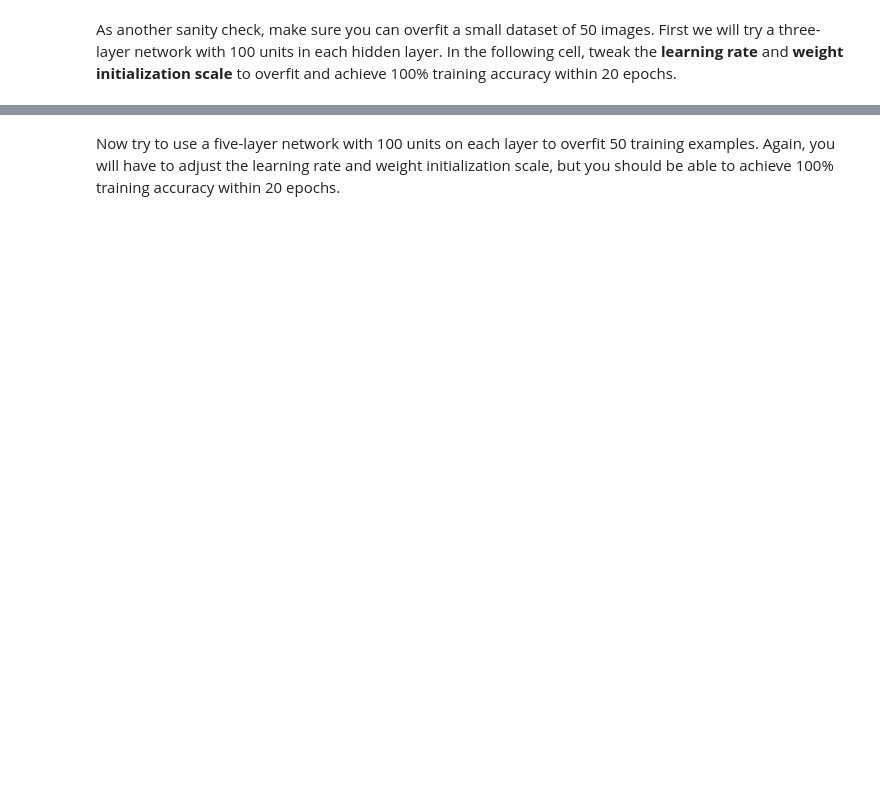
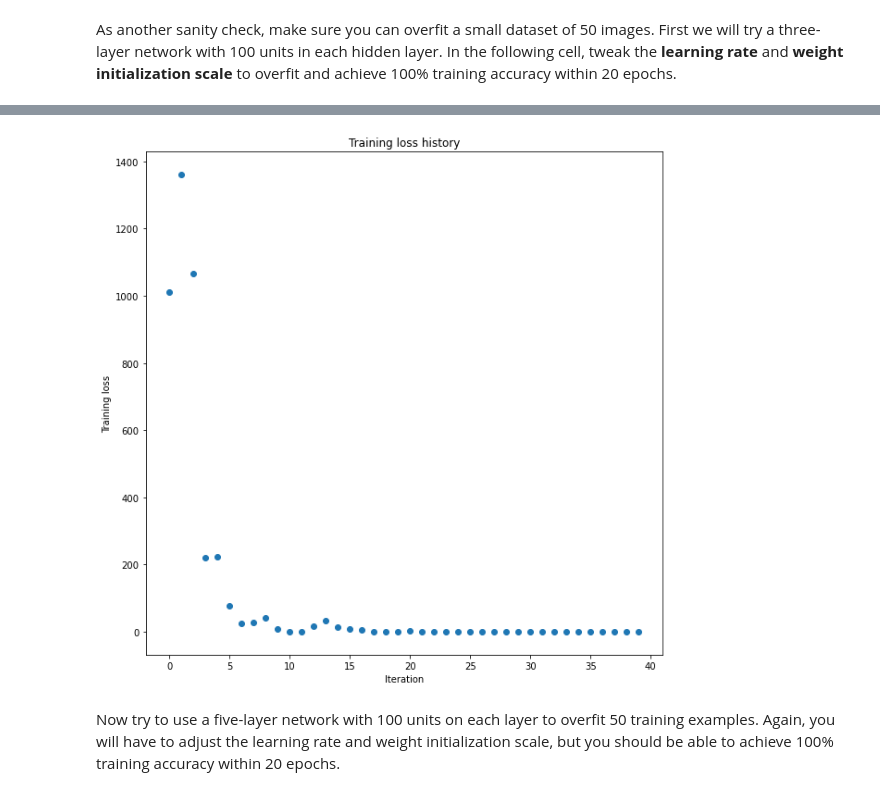
Before and after one commit to Vezarachan/CNN4Vision, a Jupyter notebook: assignment2/FullyConnectedNets.ipynb, the cells around one changed output, grey strips where cells are left out. Saved outputs shown, nothing was run; the diff lists cells and outputs as text; code cells hidden in the pictures; blank space fills up the shorter version.

```diff
--- a/assignment2/FullyConnectedNets.ipynb
+++ b/assignment2/FullyConnectedNets.ipynb
@@ -450,8 +462,8 @@ small_data = {
   'y_val': data['y_val'],
 }
 
-weight_scale = 1e-2   # Experiment with this!
-learning_rate = 1e-4  # Experiment with this!
+weight_scale = np.sqrt(2/(100))  # Experiment with this!
+learning_rate = 1e-3  # Experiment with this!
 model = FullyConnectedNet([100, 100],
               weight_scale=weight_scale, dtype=np.float64)
 solver = Solver(model, small_data,
@@ -463,8 +475,10 @@ solver = Solver(model, small_data,
          )
 solver.train()
 
+plt.figure(figsize=(10, 10))
 plt.plot(solver.loss_history, 'o')
 plt.title('Training loss history')
 plt.xlabel('Iteration')
 plt.ylabel('Training loss')
 plt.show()
+# %% [output]
@@ -471,3 +502,4 @@ plt.show()
+[figure, added]
 # %% [markdown]
 Now try to use a five-layer network with 100 units on each layer to overfit 50 training examples. Again, you will have to adjust the learning rate and weight initialization scale, but you should be able to achieve 100% training accuracy within 20 epochs.
 # %%
```
Also changed, not shown: parts of 12 cells of this notebook, 6 other files.
